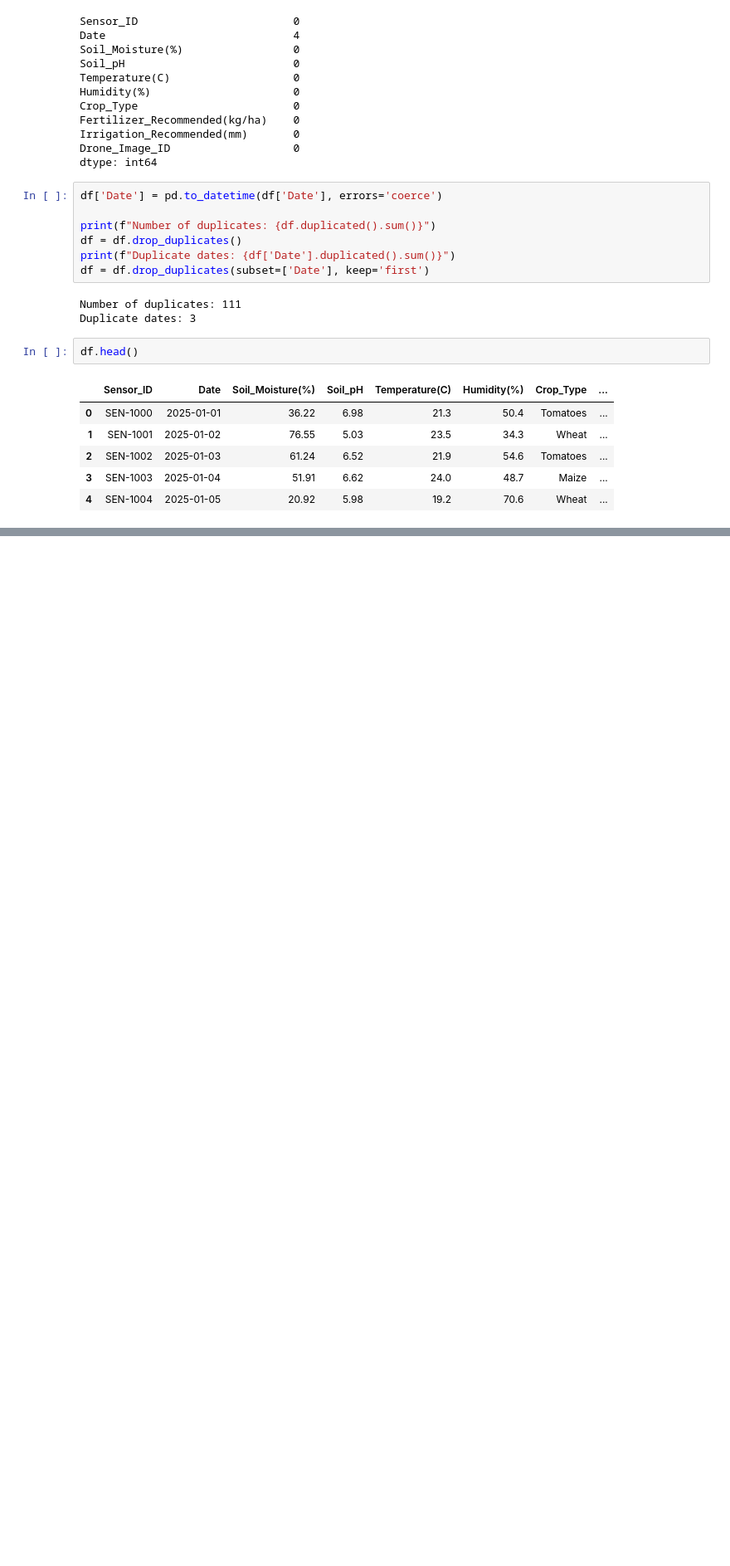
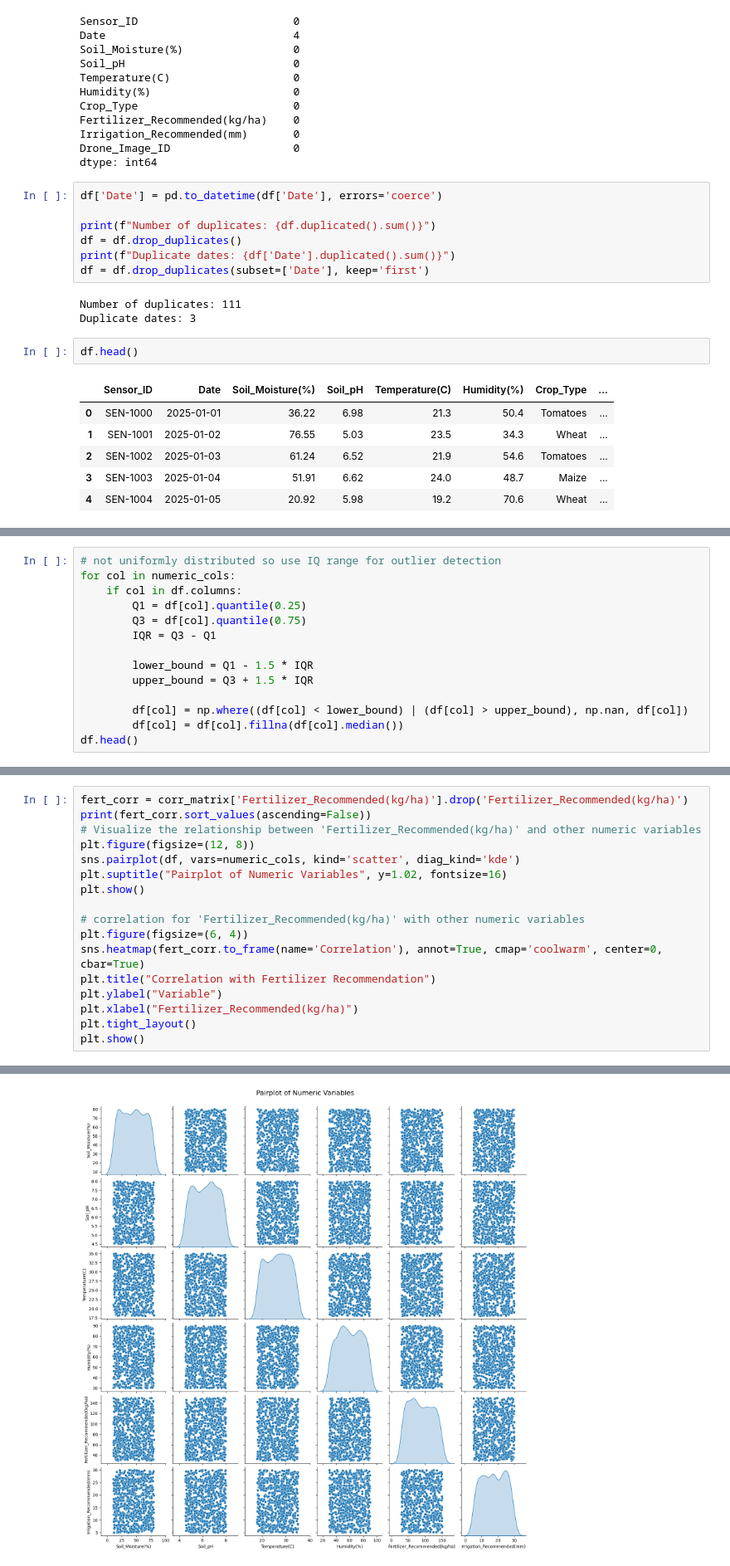
Before and after one commit to AJmight/test, a Jupyter notebook: monday_ass.ipynb, the cells around one changed output, grey strips where cells are left out. Shown at 83% size. Drawn from its saved outputs; the diff is of its cells as text; blank space fills up the shorter version.

```diff
--- a/monday_ass.ipynb
+++ b/monday_ass.ipynb
@@ -102,0 +144,14 @@ df.head()
+# %%
+# not uniformly distributed so use IQ range for outlier detection
+for col in numeric_cols:
+    if col in df.columns:
+        Q1 = df[col].quantile(0.25)
+        Q3 = df[col].quantile(0.75)
+        IQR = Q3 - Q1
+
+        lower_bound = Q1 - 1.5 * IQR
+        upper_bound = Q3 + 1.5 * IQR
+
+        df[col] = np.where((df[col] < lower_bound) | (df[col] > upper_bound), np.nan, df[col])
+        df[col] = df[col].fillna(df[col].median())
+df.head()
@@ -223,0 +216,18 @@ if primary_numeric_metric:
+# %%
+fert_corr = corr_matrix['Fertilizer_Recommended(kg/ha)'].drop('Fertilizer_Recommended(kg/ha)')
+print(fert_corr.sort_values(ascending=False))
+# Visualize the relationship between 'Fertilizer_Recommended(kg/ha)' and other numeric variables
+plt.figure(figsize=(12, 8))
+sns.pairplot(df, vars=numeric_cols, kind='scatter', diag_kind='kde')
+plt.suptitle("Pairplot of Numeric Variables", y=1.02, fontsize=16)
+plt.show()
+
+# correlation for 'Fertilizer_Recommended(kg/ha)' with other numeric variables
+plt.figure(figsize=(6, 4))
+sns.heatmap(fert_corr.to_frame(name='Correlation'), annot=True, cmap='coolwarm', center=0, cbar=True)
+plt.title("Correlation with Fertilizer Recommendation")
+plt.ylabel("Variable")
+plt.xlabel("Fertilizer_Recommended(kg/ha)")
+plt.tight_layout()
+plt.show()
+# %% [output]
@@ -223,0 +241 @@ if primary_numeric_metric:
+[figure, added]
```
Also changed, not shown: parts of 7 cells of this notebook, 3 other files.
